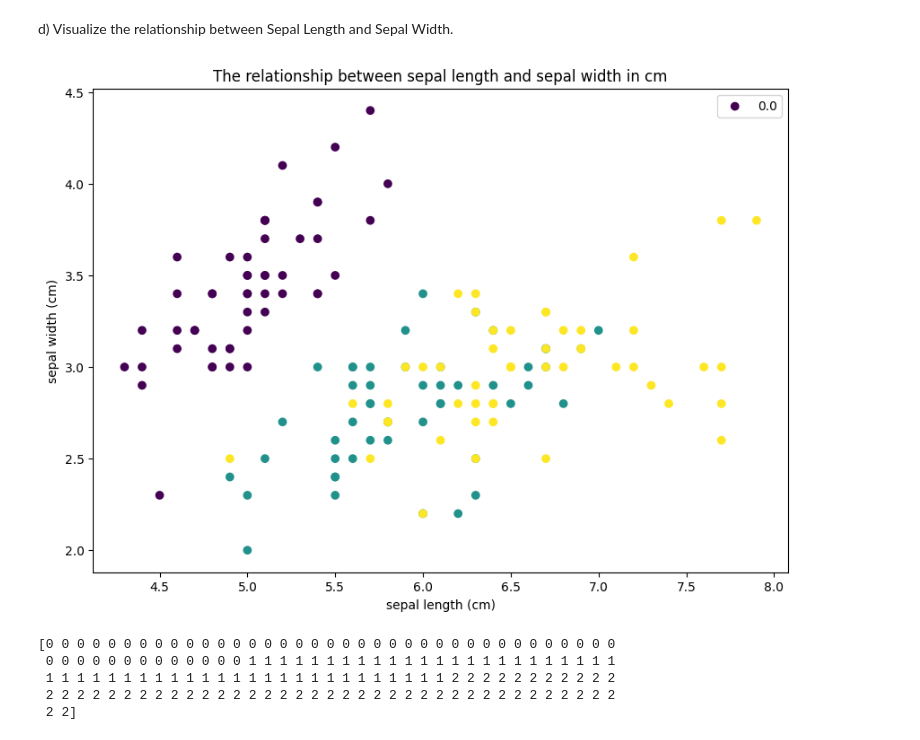
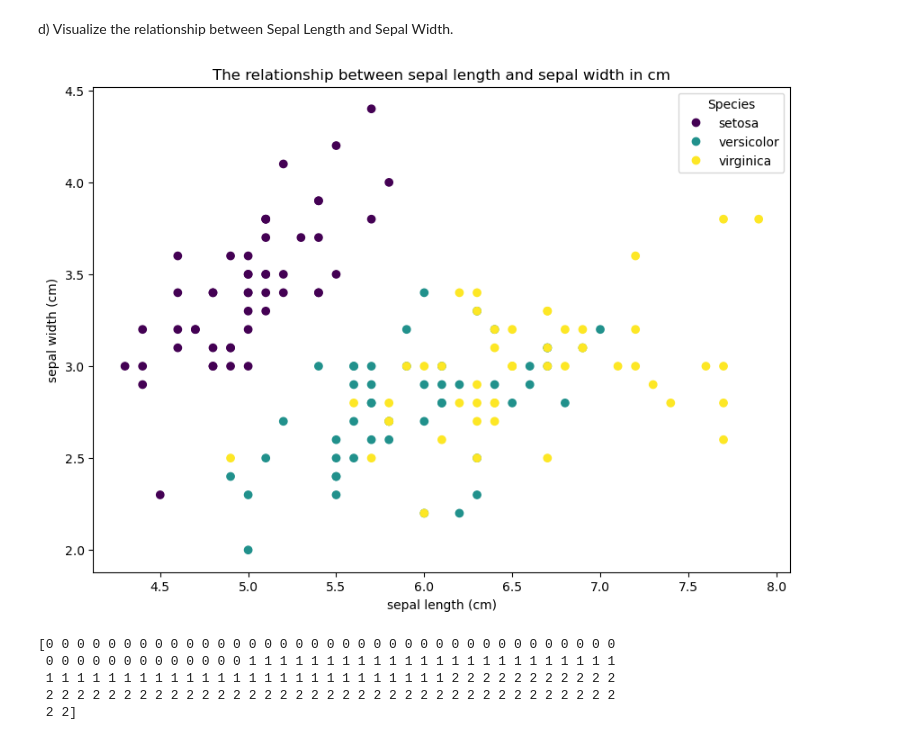
Before and after one commit to azouz999/Machine_learning_BUA, a Jupyter notebook: materials/sheet_1_ML_solutions.ipynb, the cells around one changed output. Drawn from its saved outputs; the diff is of its cells as text; code cells hidden in the pictures.

```diff
--- a/materials/sheet_1_ML_solutions.ipynb
+++ b/materials/sheet_1_ML_solutions.ipynb
@@ -71,14 +71,18 @@ d)	Visualize the relationship between Sepal Length and Sepal Width.
 # %%
 #make scatter plot
 plt.figure(figsize = (10,7))
-plt.scatter(x = iris_df["sepal length (cm)"], y = iris_df["sepal width (cm)"], c = iris_df["target"])
+scatter = plt.scatter(x = iris_df["sepal length (cm)"], y = iris_df["sepal width (cm)"], c = iris_df["target"])
 plt.title("The relationship between sepal length and sepal width in cm")
 plt.xlabel("sepal length (cm)")
 plt.ylabel("sepal width (cm)")
-#plt.legend(iris_df["target"]) # show legend
+#show legends for labels
+# Create legend manually
+plt.legend(handles=scatter.legend_elements()[0],
+           labels=iris.target_names.tolist(),
+           title="Species")
 plt.show()
 # %% [output]
-[figure, old version]
+[figure, new version]
 # %%
 print(iris.target)
 # %% [output]
```
